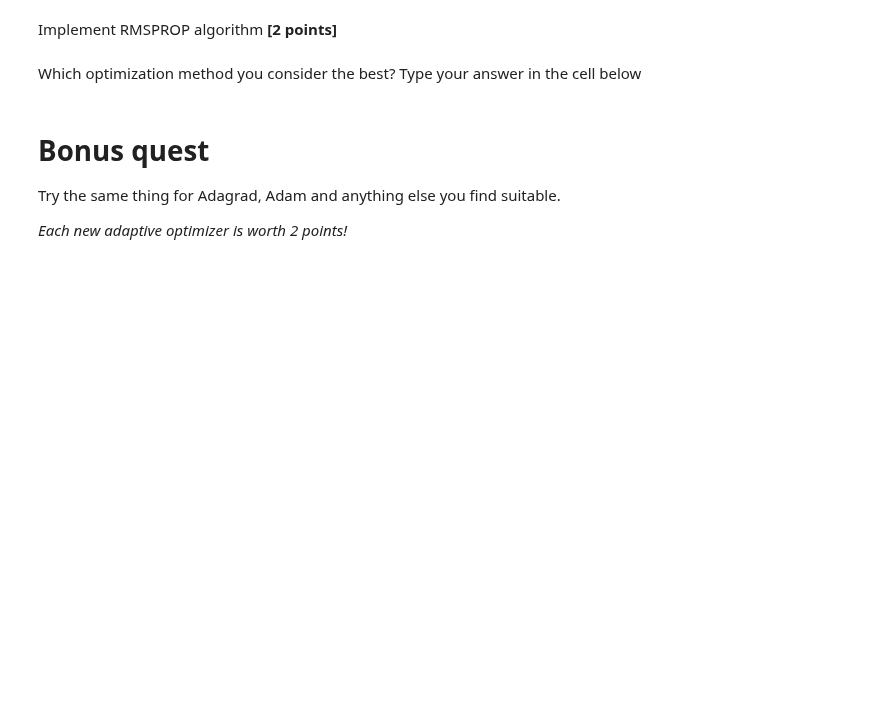
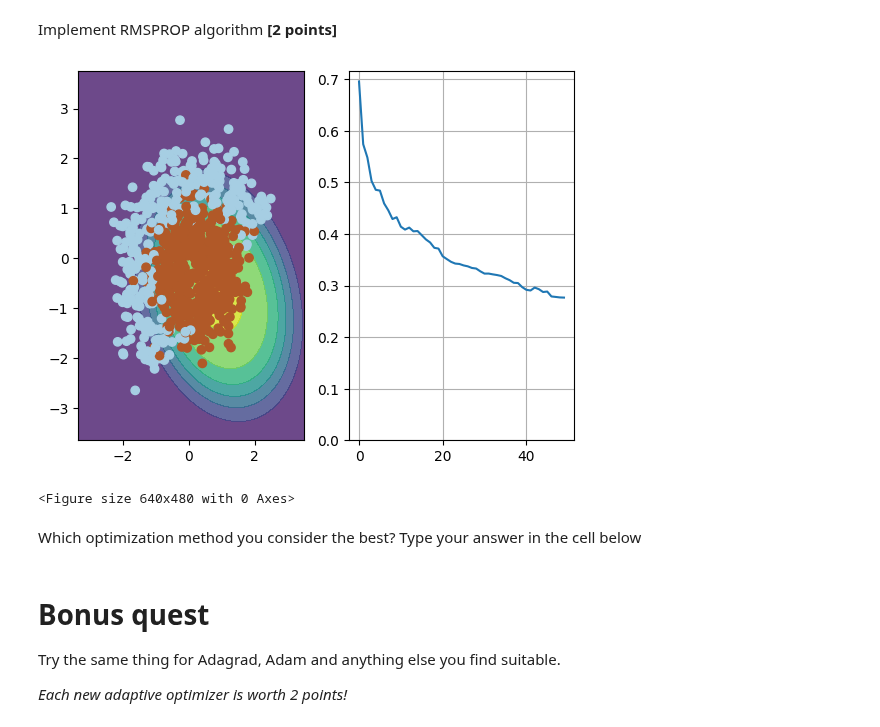
Before and after one commit to chenfengru/Practical-DeepLearning, a Jupyter notebook: week01_backprop/adaptive_sgd.ipynb, the cells around one changed output. Saved outputs shown, nothing was run; the diff lists cells and outputs as text; code cells hidden in the pictures; blank space fills up the shorter version.

```diff
--- a/week01_backprop/adaptive_sgd.ipynb
+++ b/week01_backprop/adaptive_sgd.ipynb
@@ -236,23 +289,34 @@ Implement RMSPROP algorithm __[2 points]__
 # %%
 w = np.array([0,0,0,0,0,1])
 
-alpha = 0.0 # learning rate. Please change.
-mean_squared_norm = 0.0 #moving average of gradient norm squared. Please change.
+alpha = 0.05 # learning rate. Please change.
+mean_squared_norm = np.zeros_like(w, dtype=float)#moving average of gradient norm squared. Please change.
+
+rho = 0.9
+eps = 1e-8
 
 n_iter = 50
 batch_size = 4
 loss = np.zeros(n_iter)
 plt.figure(figsize=(12,5))
 for i in range(n_iter):
     ind = np.random.choice(X.shape[0], batch_size)
     loss[i] = compute_loss(X, y, w)
     visualize(X[ind,:], y[ind], w, loss)
 
-    <update w and anything else here>
+    grad = compute_grad(X[ind, :], y[ind], w)
+
+    mean_squared_norm=(rho * mean_squared_norm+(1-rho)*grad**2)
+
+    w=w - alpha * grad/(np.sqrt(mean_squared_norm)+eps)
+
 
 
 visualize(X, y, w, loss)
 plt.clf()
+# %% [output]
+[figure, added]
+<Figure size 640x480 with 0 Axes>
 # %% [markdown]
 Which optimization method you consider the best? Type your answer in the cell below
 # %% [markdown]
```
Also changed, not shown: parts of 12 cells of this notebook, 1 other file.
